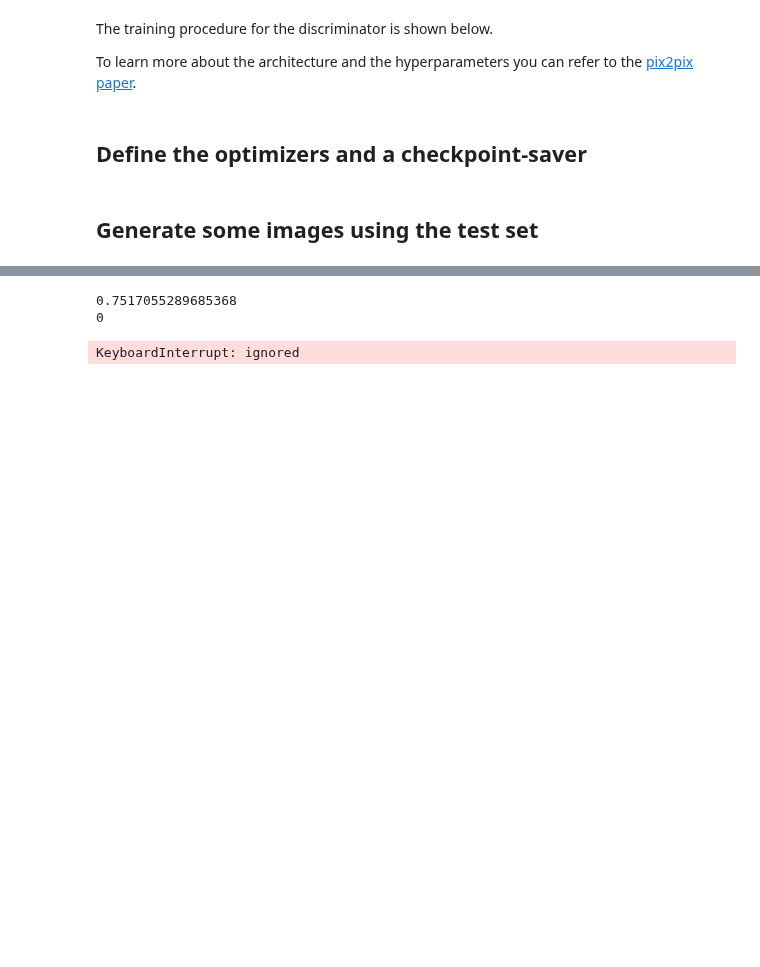
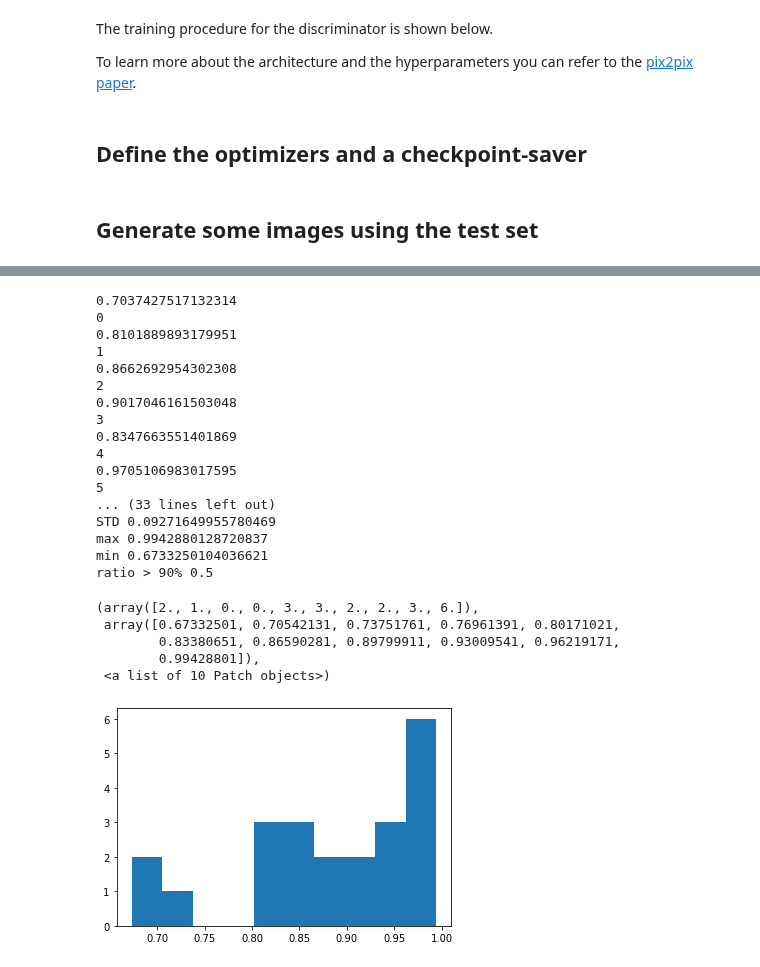
Before and after one commit to cbojechko/Image_Prediction, a Jupyter notebook: fit_fakeandphantom_twomodels.ipynb, the cells around one changed output, grey strips where cells are left out. Drawn from its saved outputs; the diff is of its cells as text; code cells hidden in the pictures; blank space fills up the shorter version.

```diff
--- a/fit_fakeandphantom_twomodels.ipynb
+++ b/fit_fakeandphantom_twomodels.ipynb
@@ -1597,5 +1615,5 @@ plt.show()
 # %%
-dataset = train_dataset
+dataset = valid_dataset
 all_ratios = np.zeros(len(list(dataset)))
 i = 0
 i90 = 0
@@ -1611,38 +1629,58 @@ for example in dataset:
   prediction = tf.squeeze(prediction, axis=0)
   prediction = tf.squeeze(prediction, axis=-1)
   prediction = prediction
 
   pdos = tinp[0,...,0].numpy()
   cbct = tinp[0,...,1].numpy()
   half = tinp[0,...,2].numpy()
 
 
-  #rtimage = pdos*(1.0*np.exp(0.538066**cbct*cbct-2.970*cbct-0.04349)) + rtimage
-  #prediction = pdos*(1.0*np.exp(0.538066**cbct*cbct-2.970*cbct-0.04349)) + prediction
+  rtimage = pdos*(1.0*np.exp(0.538066**cbct*cbct-2.970*cbct-0.04349)) + rtimage
+  prediction = pdos*(1.0*np.exp(0.538066**cbct*cbct-2.970*cbct-0.04349)) + prediction
 
 
   gamma_test = pymedphys.gamma(coords,rtimage, coords, prediction, **gamma_options,quiet=True)
   valid_gamma = gamma_test[~np.isnan(gamma_test)]
   pass_ratio = np.sum(valid_gamma <= 1) / len(valid_gamma)
   #tf.print(example["fname"])
   print(pass_ratio)
   print(i)
   all_ratios[i] = pass_ratio
   i = i+1
   if(pass_ratio > 0.90):
     i90 = i90+1
 
 print("mean " + str(np.mean(all_ratios)))
 print("STD " + str(np.std(all_ratios)))
 print("max " + str(np.max(all_ratios)))
 print("min " + str(np.min(all_ratios)))
 print("ratio > 90% " + str(float(i90)/float(i)))
 plt.hist(all_ratios)
-plt.yscale('log')
+#plt.yscale('log')
 # %% [output]
-0.7517055289685368
+0.7037427517132314
 0
+0.8101889893179951
+1
+0.8662692954302308
+2
+0.9017046161503048
+3
+0.8347663551401869
+4
+0.9705106983017595
+5
+... (33 lines left out)
+STD 0.09271649955780469
+max 0.9942880128720837
+min 0.6733250104036621
+ratio > 90% 0.5
-KeyboardInterrupt: ignored
+(array([2., 1., 0., 0., 3., 3., 2., 2., 3., 6.]),
+ array([0.67332501, 0.70542131, 0.73751761, 0.76961391, 0.80171021,
+        0.83380651, 0.86590281, 0.89799911, 0.93009541, 0.96219171,
+        0.99428801]),
+ <a list of 10 Patch objects>)
+[figure, added]
 # %%
 example = next(iter(train_dataset))
 x = example[0]
```
Also changed, not shown: parts of 17 cells of this notebook.
